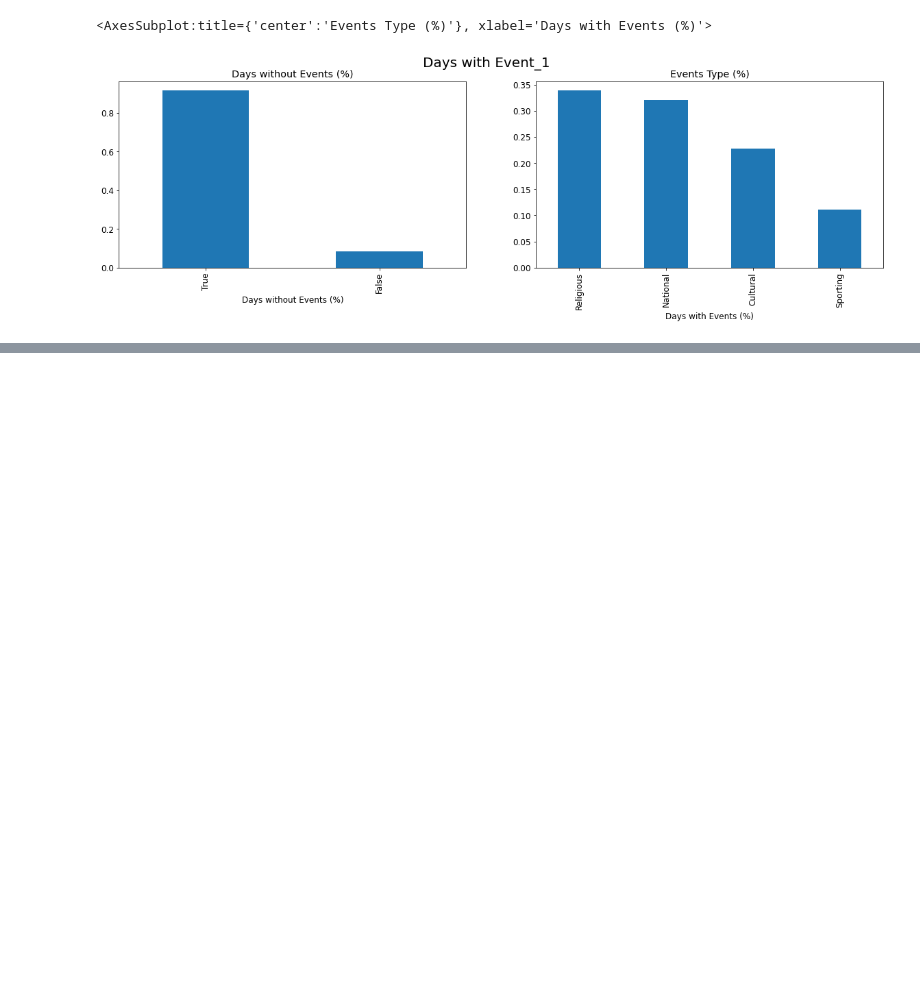
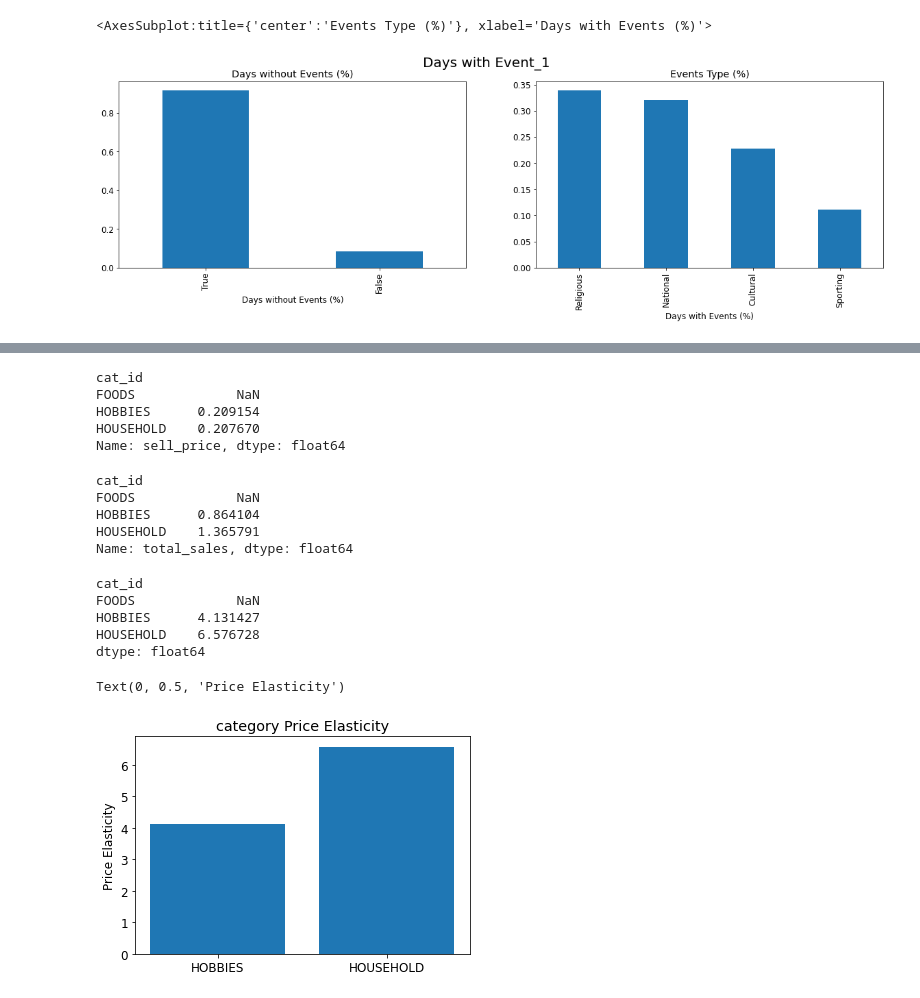
Before and after one commit to janiceivana/DS_05, a Jupyter notebook: New Data Analysis.ipynb, the cells around one changed output, grey strips where cells are left out. Drawn from its saved outputs; the diff is of its cells as text; code cells hidden in the pictures; blank space fills up the shorter version.

```diff
--- a/New Data Analysis.ipynb
+++ b/New Data Analysis.ipynb
@@ -794,0 +862,34 @@ calendar["event_name_2"].value_counts(normalize=True)\
+# %%
+cat_pricechange=abs(category_prices.pct_change())
+cat_pricechange
+# %% [output]
+cat_id
+FOODS             NaN
+HOBBIES      0.209154
+HOUSEHOLD    0.207670
+Name: sell_price, dtype: float64
+# %%
+cat_salechange=abs(sales_by_category['total_sales'].pct_change())
+cat_salechange
+# %% [output]
+cat_id
+FOODS             NaN
+HOBBIES      0.864104
+HOUSEHOLD    1.365791
+Name: total_sales, dtype: float64
+# %%
+cat_elasticity=cat_salechange/cat_pricechange
+cat_elasticity
+# %% [output]
+cat_id
+FOODS             NaN
+HOBBIES      4.131427
+HOUSEHOLD    6.576728
+dtype: float64
+# %%
+plt.bar(cat_elasticity.index, cat_elasticity.values)
+plt.title('category Price Elasticity')
+plt.ylabel('Price Elasticity')
+# %% [output]
+Text(0, 0.5, 'Price Elasticity')
+[figure, added]
```
Also changed, not shown: parts of 21 cells of this notebook.
